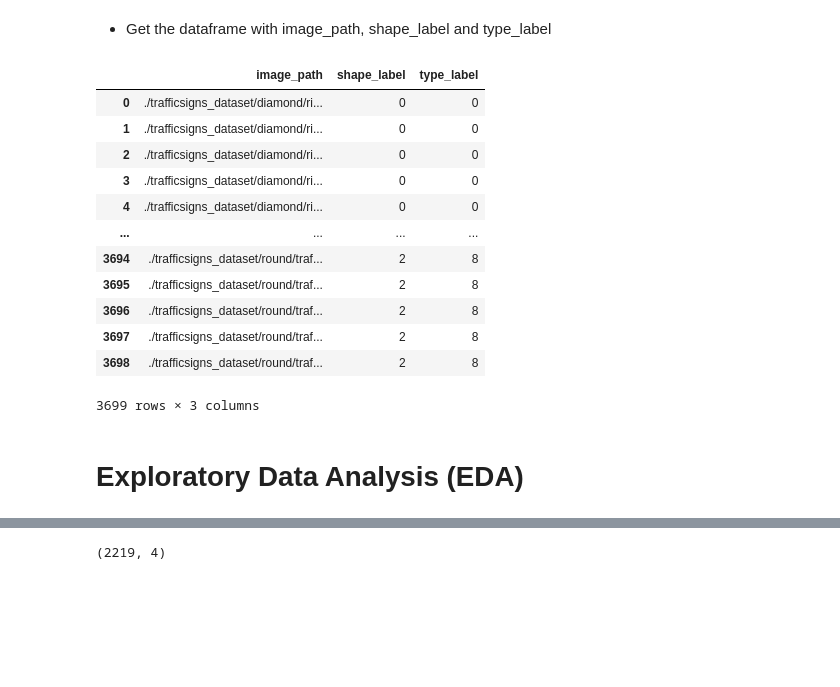
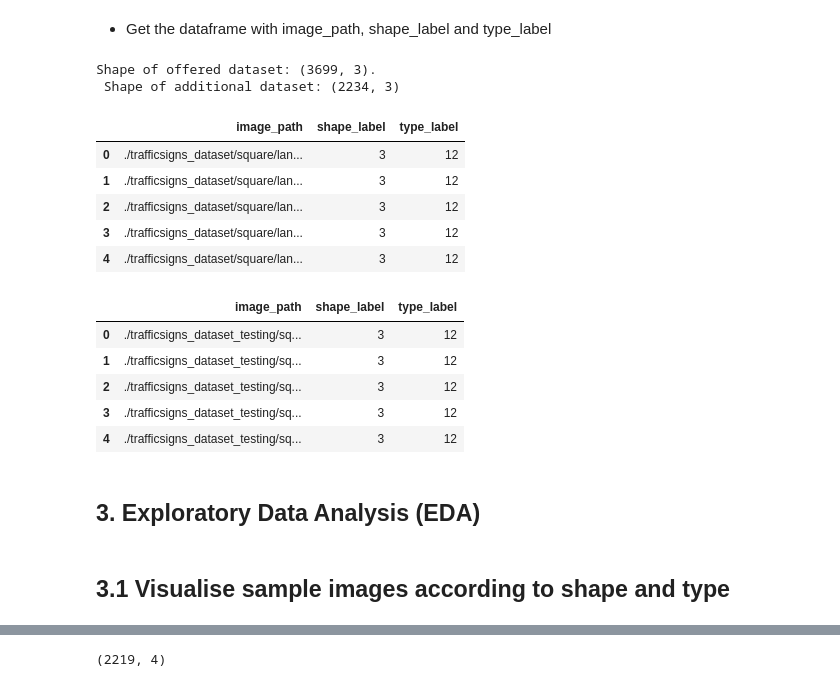
Before and after one commit to BenjapornW/Road-Traffic-Signs-Image-Classification-using-a-Neural-Network, a Jupyter notebook: s3959666_s3961136.ipynb, the cells around one changed output, grey strips where cells are left out. Cells and saved outputs as stored; diff of their text form; code cells hidden in the pictures; blank space fills up the shorter version.

```diff
--- a/s3959666_s3961136.ipynb
+++ b/s3959666_s3961136.ipynb
@@ -92,21 +121,30 @@ df['shape_label'], df['type_label'] = zip(*df['image_path'].apply(assign_class_l
+# %%
+print(f"Shape of offered dataset: {df.shape}.\n Shape of additional dataset: {df_test.shape}")
+# %% [output]
+Shape of offered dataset: (3699, 3).
+ Shape of additional dataset: (2234, 3)
 # %%
-df
+df.head()
 # %% [output]
 |  | image_path | shape_label | type_label |
-| 0 | ./trafficsigns_dataset/diamond/ri... | 0 | 0 |
-| 1 | ./trafficsigns_dataset/diamond/ri... | 0 | 0 |
-| 2 | ./trafficsigns_dataset/diamond/ri... | 0 | 0 |
-| 3 | ./trafficsigns_dataset/diamond/ri... | 0 | 0 |
-| 4 | ./trafficsigns_dataset/diamond/ri... | 0 | 0 |
-| ... | ... | ... | ... |
-| 3694 | ./trafficsigns_dataset/round/traf... | 2 | 8 |
-| 3695 | ./trafficsigns_dataset/round/traf... | 2 | 8 |
-| 3696 | ./trafficsigns_dataset/round/traf... | 2 | 8 |
-| 3697 | ./trafficsigns_dataset/round/traf... | 2 | 8 |
-| 3698 | ./trafficsigns_dataset/round/traf... | 2 | 8 |
+| 0 | ./trafficsigns_dataset/square/lan... | 3 | 12 |
+| 1 | ./trafficsigns_dataset/square/lan... | 3 | 12 |
+| 2 | ./trafficsigns_dataset/square/lan... | 3 | 12 |
+| 3 | ./trafficsigns_dataset/square/lan... | 3 | 12 |
+| 4 | ./trafficsigns_dataset/square/lan... | 3 | 12 |
-3699 rows × 3 columns
+# %%
+df_test.head()
+# %% [output]
+|  | image_path | shape_label | type_label |
+| 0 | ./trafficsigns_dataset_testing/sq... | 3 | 12 |
+| 1 | ./trafficsigns_dataset_testing/sq... | 3 | 12 |
+| 2 | ./trafficsigns_dataset_testing/sq... | 3 | 12 |
+| 3 | ./trafficsigns_dataset_testing/sq... | 3 | 12 |
+| 4 | ./trafficsigns_dataset_testing/sq... | 3 | 12 |
 # %% [markdown]
-# Exploratory Data Analysis (EDA)
+## 3. Exploratory Data Analysis (EDA)
+# %% [markdown]
+## 3.1 Visualise sample images according to shape and type
 # %%
 from matplotlib.pyplot import imread
 import imageio
```
Also changed, not shown: parts of 226 cells of this notebook.
